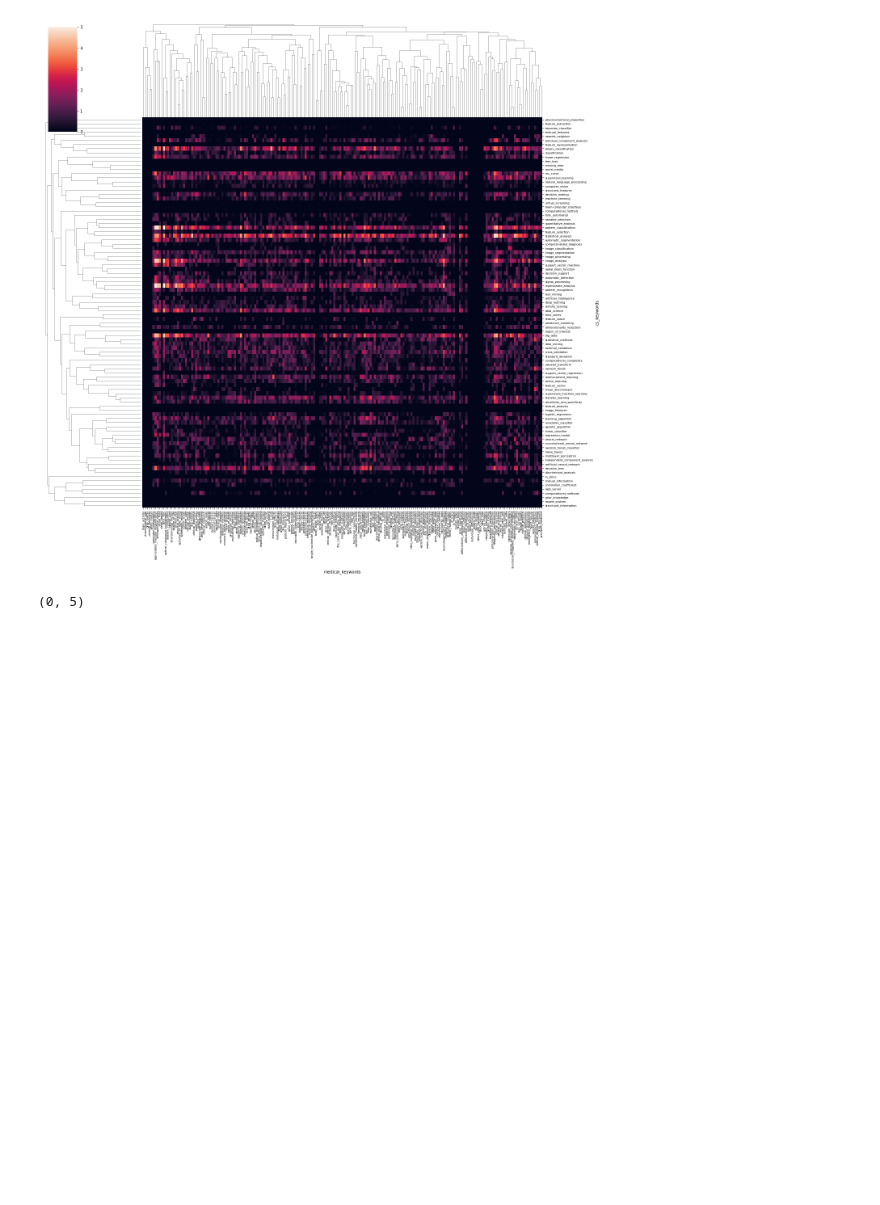
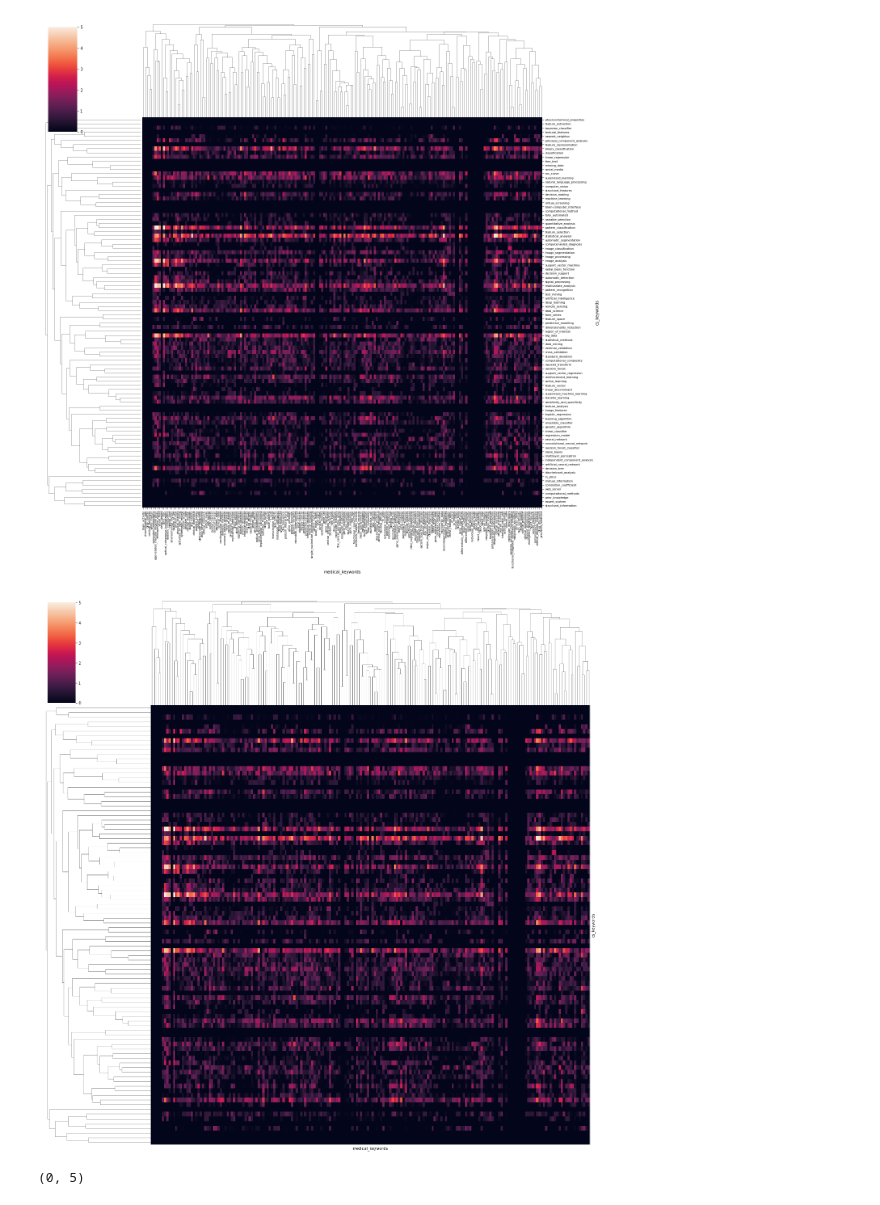
Before and after one commit to jiashenggu/ai_in_bio, a Jupyter notebook: pubmed_figure_2022.ipynb, the cells around one changed output. Saved outputs shown, nothing was run; the diff lists cells and outputs as text; code cells hidden in the pictures; blank space fills up the shorter version.

Commit message:
diff

```diff
--- a/pubmed_figure_2022.ipynb
+++ b/pubmed_figure_2022.ipynb
@@ -348,6 +342,21 @@ receiver_operating_characteristic_curve      roc curve      93
 roc_curve      roc curve      93
 [figure]
 [figure]
+# %%
+g=sns.clustermap(plot_heat, figsize=(20, 20), row_linkage=row_linkage, col_linkage=col_linkage, vmin=0, vmax=5,\
+    xticklabels = False, yticklabels = False)
+    # yticklabels = [dict[r] for r in row_order['leaves']], xticklabels = [dict[5000 + c] for c in col_order['leaves']])
+
+ax = g.ax_heatmap
+ax.set_ylabel("cs_keywords")
+ax.set_xlabel("medical_keywords")
+
+ax.set_yticklabels(ax.get_ymajorticklabels(), fontdict={'fontsize':7})
+ax.set_xticklabels(ax.get_xmajorticklabels(), fontdict={'fontsize':7})
+# g.savefig("2019-6-actal_3.pdf")
+g.savefig("picture/2021-12-diff_3_no_axis.png")
+# %% [output]
+[figure, added]
 # %%
 import numpy as np
 import pandas as pd
```
Also changed, not shown: parts of 2 cells of this notebook, 2 other files.
